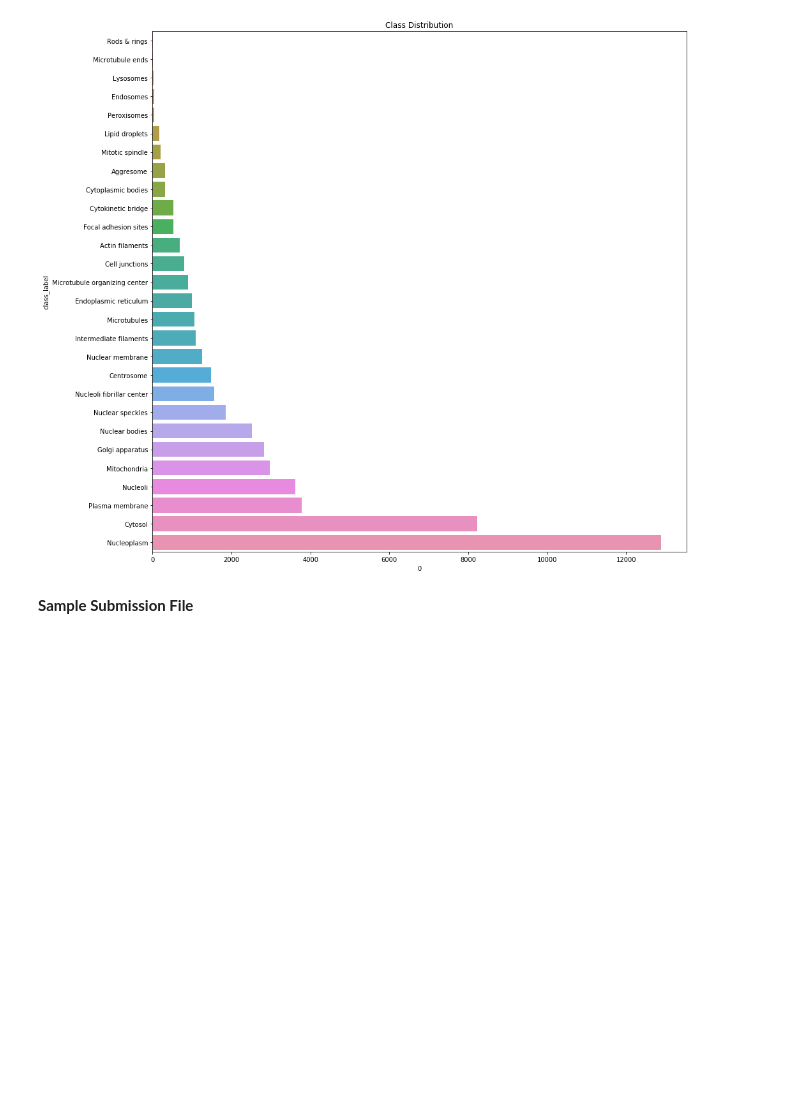
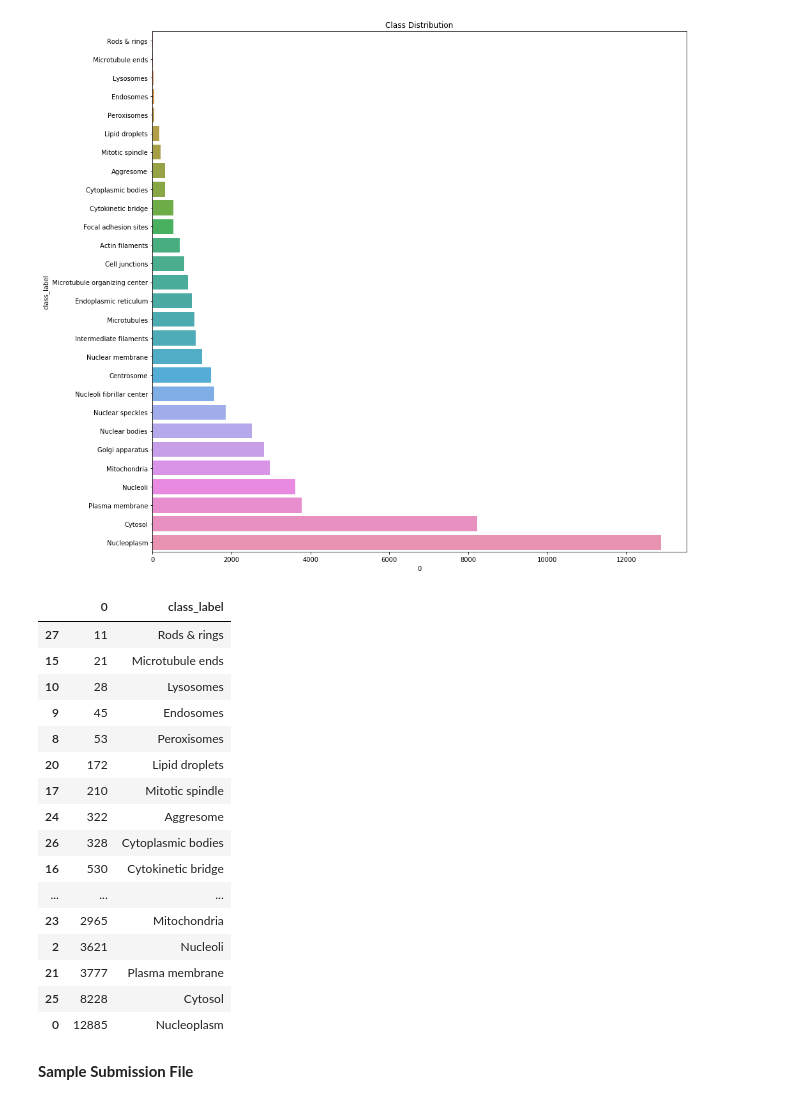
Before and after one commit to AksChougule/kaggle-competitions, a Jupyter notebook: human-protein-atlas/EDA-and-preprocessing.ipynb, the cells around one changed output. Drawn from its saved outputs; the diff is of its cells as text; code cells hidden in the pictures; blank space fills up the shorter version.

```diff
--- a/human-protein-atlas/EDA-and-preprocessing.ipynb
+++ b/human-protein-atlas/EDA-and-preprocessing.ipynb
@@ -194,6 +201,26 @@ sns.barplot(x=df[0], y=df['class_label']).set_title("Class Distribution")
 # %% [output]
 Text(0.5, 1.0, 'Class Distribution')
 [figure]
+# %%
+df.sort_values(0)
+# %% [output]
+|  | 0 | class_label |
+| 27 | 11 | Rods & rings |
+| 15 | 21 | Microtubule ends |
+| 10 | 28 | Lysosomes |
+| 9 | 45 | Endosomes |
+| 8 | 53 | Peroxisomes |
+| 20 | 172 | Lipid droplets |
+| 17 | 210 | Mitotic spindle |
+| 24 | 322 | Aggresome |
+| 26 | 328 | Cytoplasmic bodies |
+| 16 | 530 | Cytokinetic bridge |
+| ... | ... | ... |
+| 23 | 2965 | Mitochondria |
+| 2 | 3621 | Nucleoli |
+| 21 | 3777 | Plasma membrane |
+| 25 | 8228 | Cytosol |
+| 0 | 12885 | Nucleoplasm |
 # %% [markdown]
 __Sample Submission File__
 # %%
```
Also changed, not shown: parts of 21 cells of this notebook.
